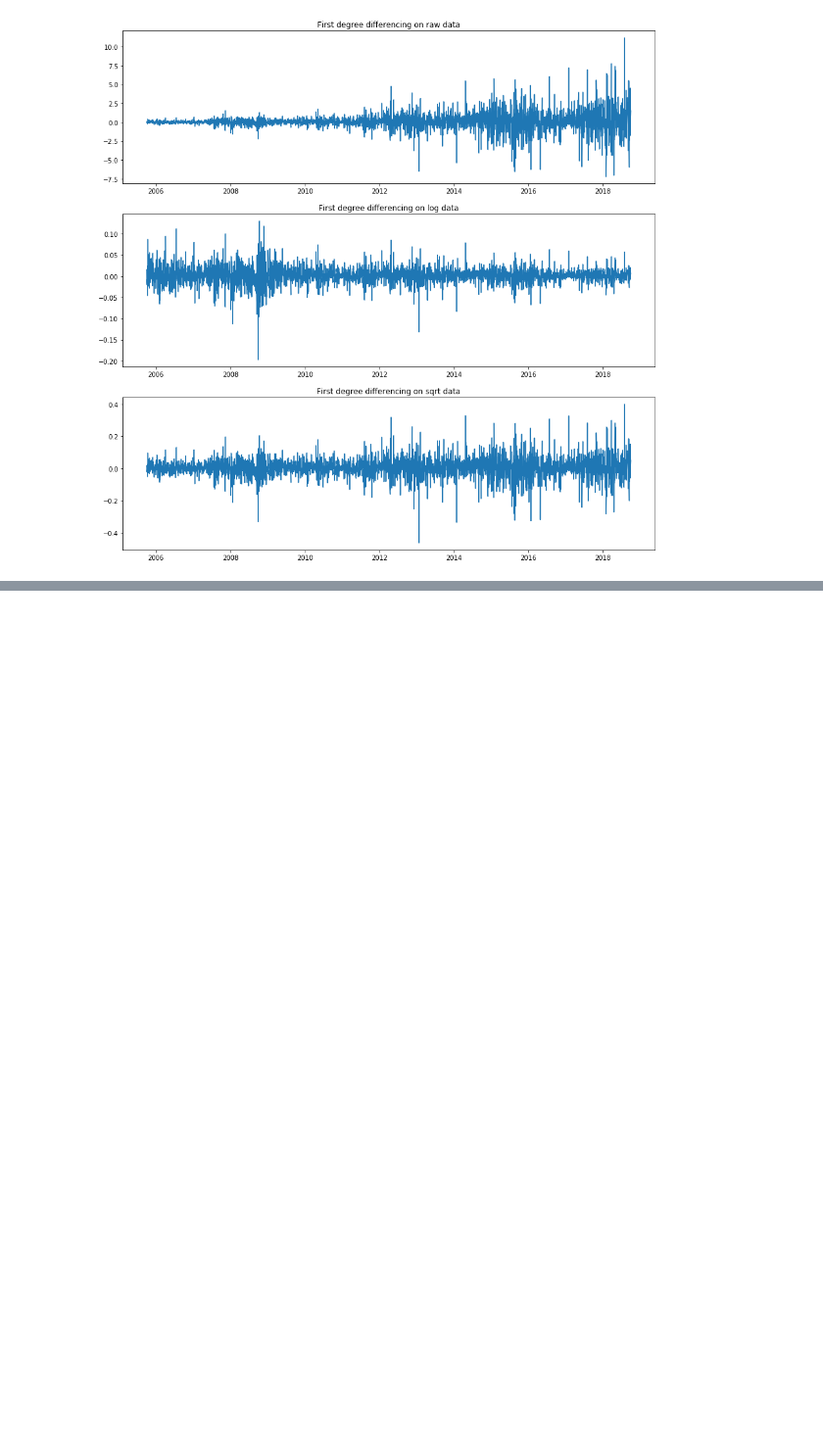
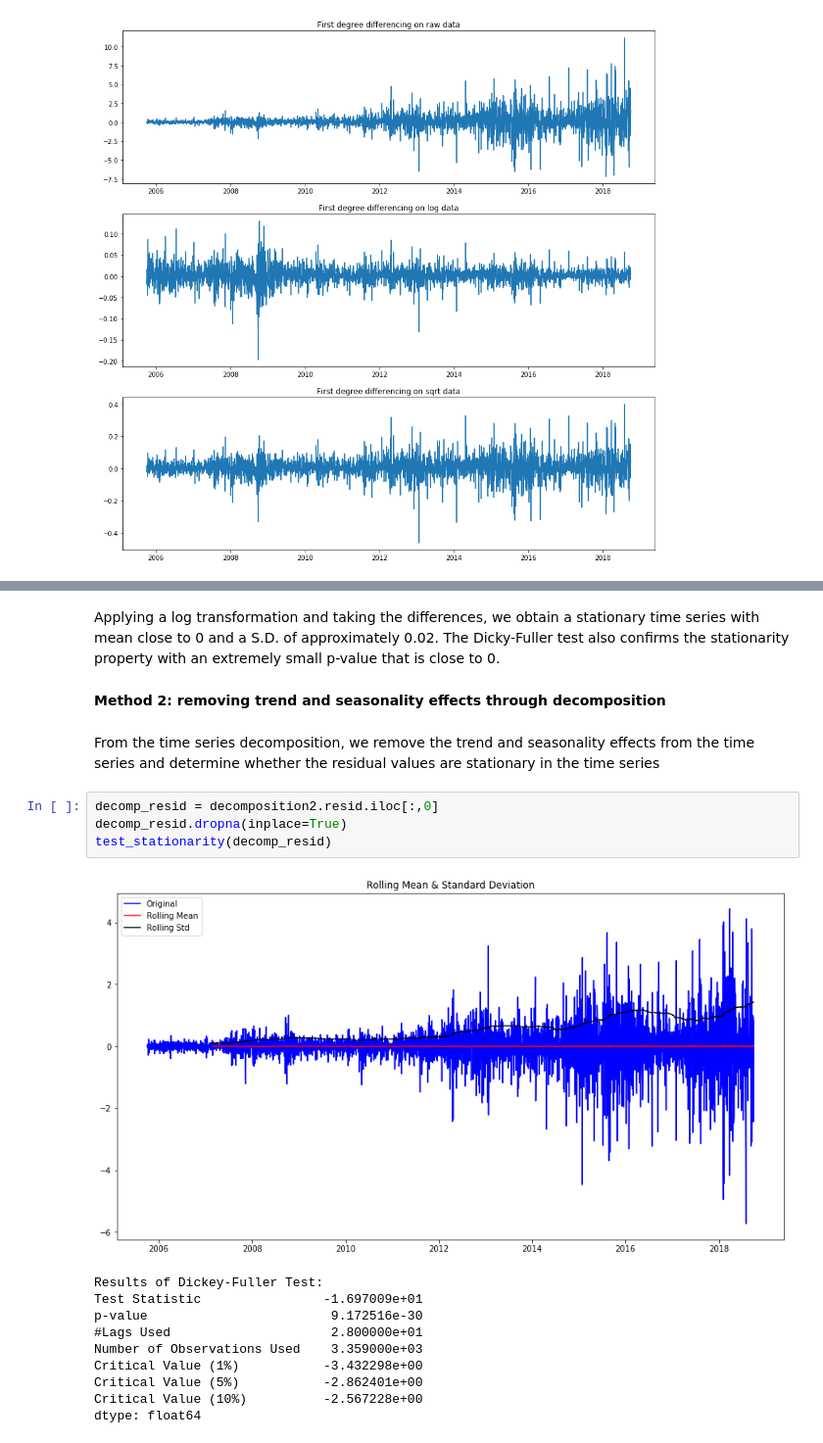
Before and after one commit to izesaon/humanperceptionmodel, a Jupyter notebook: project.ipynb, the cells around one changed output, grey strips where cells are left out. Shown: that part at 98% size. Drawn from its saved outputs; the diff is of its cells as text; blank space fills up the shorter version.

```diff
--- a/project.ipynb
+++ b/project.ipynb
@@ -259,0 +317,21 @@ Text(0.5, 1.0, 'First degree differencing on sqrt data')
+# %% [markdown]
+Applying a log transformation and taking the differences, we obtain a stationary time series with mean close to 0 and a S.D. of approximately 0.02. The Dicky-Fuller test also confirms the stationarity property with an extremely small p-value that is close to 0.
+# %% [markdown]
+__Method 2: removing trend and seasonality effects through decomposition__
+# %% [markdown]
+From the time series decomposition, we remove the trend and seasonality effects from the time series and determine whether the residual values are stationary in the time series
+# %%
+decomp_resid = decomposition2.resid.iloc[:,0]
+decomp_resid.dropna(inplace=True)
+test_stationarity(decomp_resid)
+# %% [output]
+[figure, added]
+Results of Dickey-Fuller Test:
+Test Statistic                -1.697009e+01
+p-value                        9.172516e-30
+#Lags Used                     2.800000e+01
+Number of Observations Used    3.359000e+03
+Critical Value (1%)           -3.432298e+00
+Critical Value (5%)           -2.862401e+00
+Critical Value (10%)          -2.567228e+00
+dtype: float64
```
Also changed, not shown: parts of 12 cells of this notebook.
